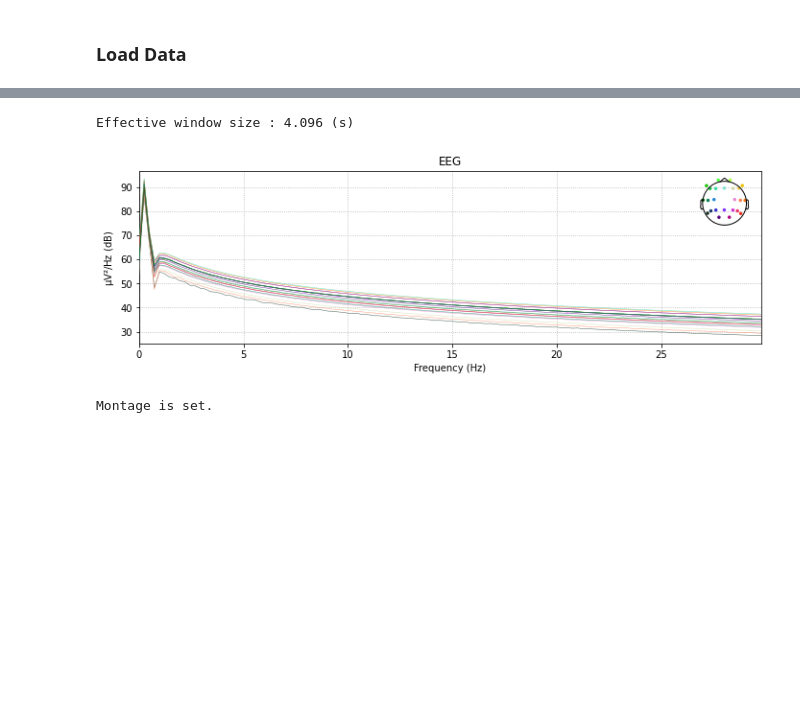
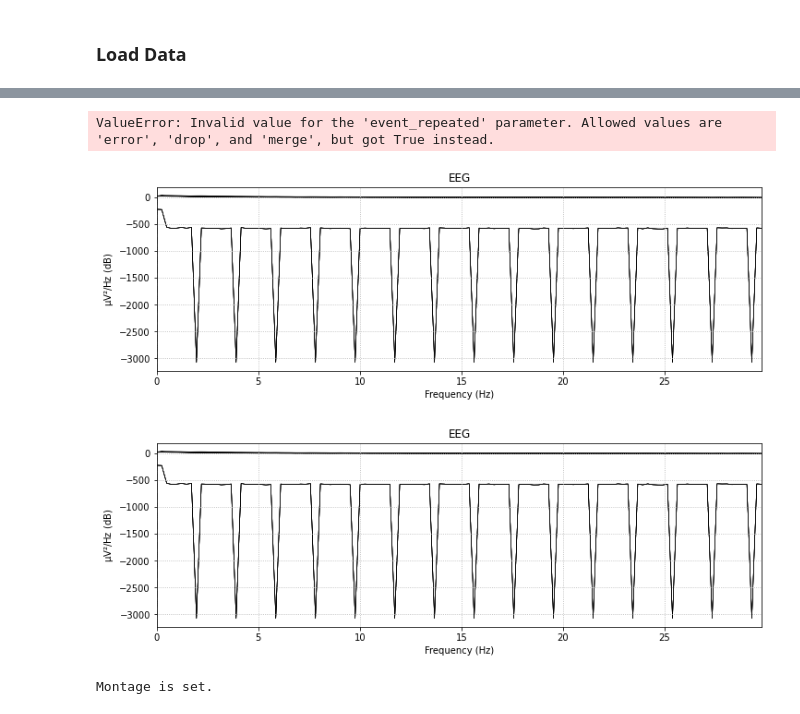
Before and after one commit to rosagross/ExperiWattMPI, a Jupyter notebook: Playground_MNEPython.ipynb, the cells around one changed output, grey strips where cells are left out. Cells and saved outputs as stored; diff of their text form; code cells hidden in the pictures; blank space fills up the shorter version.

```diff
--- a/Playground_MNEPython.ipynb
+++ b/Playground_MNEPython.ipynb
@@ -16,9 +19,18 @@ Impedance example
 </div>
 # %% [markdown]
 ### Load Data
+# %%
+import mne
+
+# Set the logging level to warning or higher to reduce output
+mne.set_log_level('ERROR')
+
+# Optionally, reset to default afterwards
+#mne.set_log_level('INFO')
 # %%
 fdir = 'Experiment/output_data/'
-fname = 'sub-1_ses-sleepy.fif'
-raw = mne.io.read_raw_fif(fdir+fname)
+fname = 'Jiachen_Test_2024-02-21_11-16-58.vhdr'
+raw = mne.io.read_raw_brainvision(fdir+fname)
 
 # Details über die Elektroden und den Aplifier
+events, description = mne.events_from_annotations(raw)
@@ -30,11 +66,16 @@ Ready.
+# %%
+epochs = mne.Epochs(raw, events, event_id=description, event_repeated=True)
+# %% [output]
+ValueError: Invalid value for the 'event_repeated' parameter. Allowed values are 'error', 'drop', and 'merge', but got True instead.
 # %%
 #raw.plot(scalings=1e-1)
+mne.set_log_level('CRITICAL', False)
 raw.plot_psd(0,30)
 #raw.plot(duration=3, n_channels=5, scalings=1e-1)
-plt.show()
+#plt.show()
 # %% [output]
-Effective window size : 4.096 (s)
-[figure, old version]
+[figure, new version]
+[figure, added]
 # %%
 # check if standard montag is set
 if raw.info['dig'] is not None:
```
Also changed, not shown: parts of 12 cells of this notebook, 4 other files.
